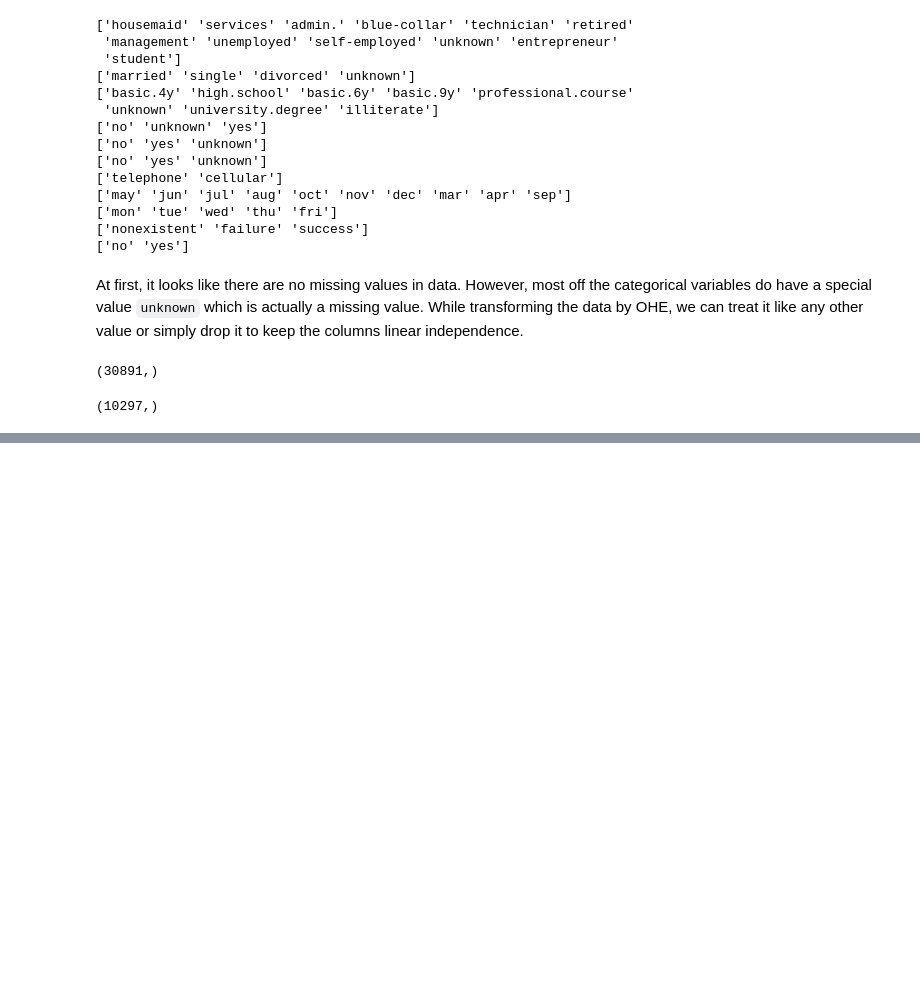
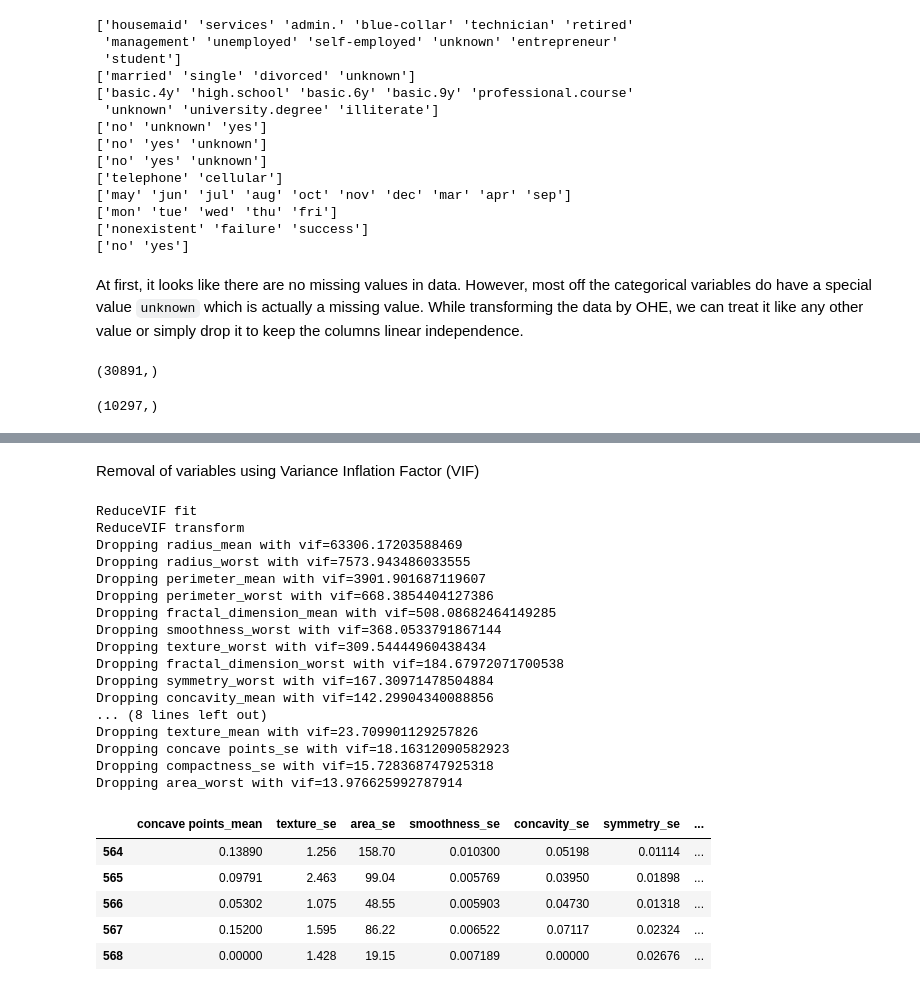
Before and after one commit to pawel99k/AML2022, a Jupyter notebook: Project1/Feature Engineering.ipynb, the cells around one changed output, grey strips where cells are left out. Drawn from its saved outputs; the diff is of its cells as text; code cells hidden in the pictures; blank space fills up the shorter version.

```diff
--- a/Project1/Feature Engineering.ipynb
+++ b/Project1/Feature Engineering.ipynb
@@ -182,0 +192,78 @@ Deprecated in NumPy 1.20; for more details and guidance: https://numpy.org/devdo
+# %% [markdown]
+Removal of variables using Variance Inflation Factor (VIF)
+# %%
+#source: https://www.kaggle.com/remilpm/how-to-remove-multicollinearity
+from sklearn.base import BaseEstimator, TransformerMixin
+from sklearn.impute import SimpleImputer
+from statsmodels.stats.outliers_influence import variance_inflation_factor
+
+class ReduceVIF(BaseEstimator, TransformerMixin):
+    def __init__(self, thresh=10, impute=True, impute_strategy='median'):
+        # From looking at documentation, values between 5 and 10 are "okay".
+        # Above 10 is too high and so should be removed.
+        self.thresh = thresh
+
+        # The statsmodel function will fail with NaN values, as such we have to impute them.
+        # By default we impute using the median value.
+        # This imputation could be taken out and added as part of an sklearn Pipeline.
+        if impute:
+            self.imputer = SimpleImputer(strategy=impute_strategy)
+
+    def fit(self, X, y=None):
+        print('ReduceVIF fit')
+        if hasattr(self, 'imputer'):
+            self.imputer.fit(X)
+        return self
+
+    def transform(self, X, y=None):
+        print('ReduceVIF transform')
+        columns = X.columns.tolist()
+        if hasattr(self, 'imputer'):
+            X = pd.DataFrame(self.imputer.transform(X), columns=columns)
+        return ReduceVIF.calculate_vif(X, self.thresh)
+
+    @staticmethod
+    def calculate_vif(X, thresh=5.0):
+        # Taken from https://stats.stackexchange.com/a/253620/53565 and modified
+        dropped=True
+        while dropped:
+            variables = X.columns
+            dropped = False
+            vif = [variance_inflation_factor(X[variables].values, X.columns.get_loc(var)) for var in X.columns]
+
+            max_vif = max(vif)
+            if max_vif > thresh:
+                maxloc = vif.index(max_vif)
+                print(f'Dropping {X.columns[maxloc]} with vif={max_vif}')
+                X = X.drop([X.columns.tolist()[maxloc]], axis=1)
+                dropped=True
+        return X
+
+
+Mult_Coll = ReduceVIF()
+X_wdbc_cleaned = Mult_Coll.fit_transform(X_wdbc)
+X_wdbc_cleaned.tail()
+# %% [output]
+ReduceVIF fit
+ReduceVIF transform
+Dropping radius_mean with vif=63306.17203588469
+Dropping radius_worst with vif=7573.943486033555
+Dropping perimeter_mean with vif=3901.901687119607
+Dropping perimeter_worst with vif=668.3854404127386
+Dropping fractal_dimension_mean with vif=508.08682464149285
+Dropping smoothness_worst with vif=368.0533791867144
+Dropping texture_worst with vif=309.54444960438434
+Dropping fractal_dimension_worst with vif=184.67972071700538
+Dropping symmetry_worst with vif=167.30971478504884
+Dropping concavity_mean with vif=142.29904340088856
+... (8 lines left out)
+Dropping texture_mean with vif=23.709901129257826
+Dropping concave points_se with vif=18.16312090582923
+Dropping compactness_se with vif=15.728368747925318
+Dropping area_worst with vif=13.976625992787914
+|  | concave points_mean | texture_se | area_se | smoothness_se | concavity_se | symmetry_se | ... |
+| 564 | 0.13890 | 1.256 | 158.70 | 0.010300 | 0.05198 | 0.01114 | ... |
+| 565 | 0.09791 | 2.463 | 99.04 | 0.005769 | 0.03950 | 0.01898 | ... |
+| 566 | 0.05302 | 1.075 | 48.55 | 0.005903 | 0.04730 | 0.01318 | ... |
+| 567 | 0.15200 | 1.595 | 86.22 | 0.006522 | 0.07117 | 0.02324 | ... |
+| 568 | 0.00000 | 1.428 | 19.15 | 0.007189 | 0.00000 | 0.02676 | ... |
```
Also changed, not shown: parts of 19 cells of this notebook.
